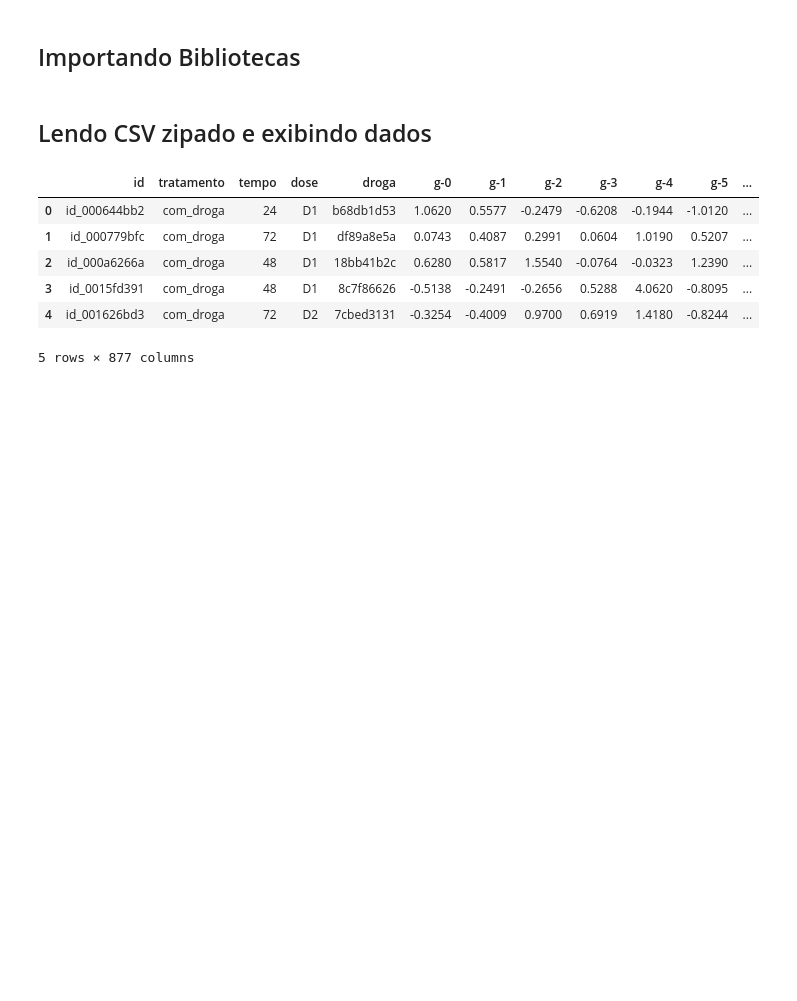
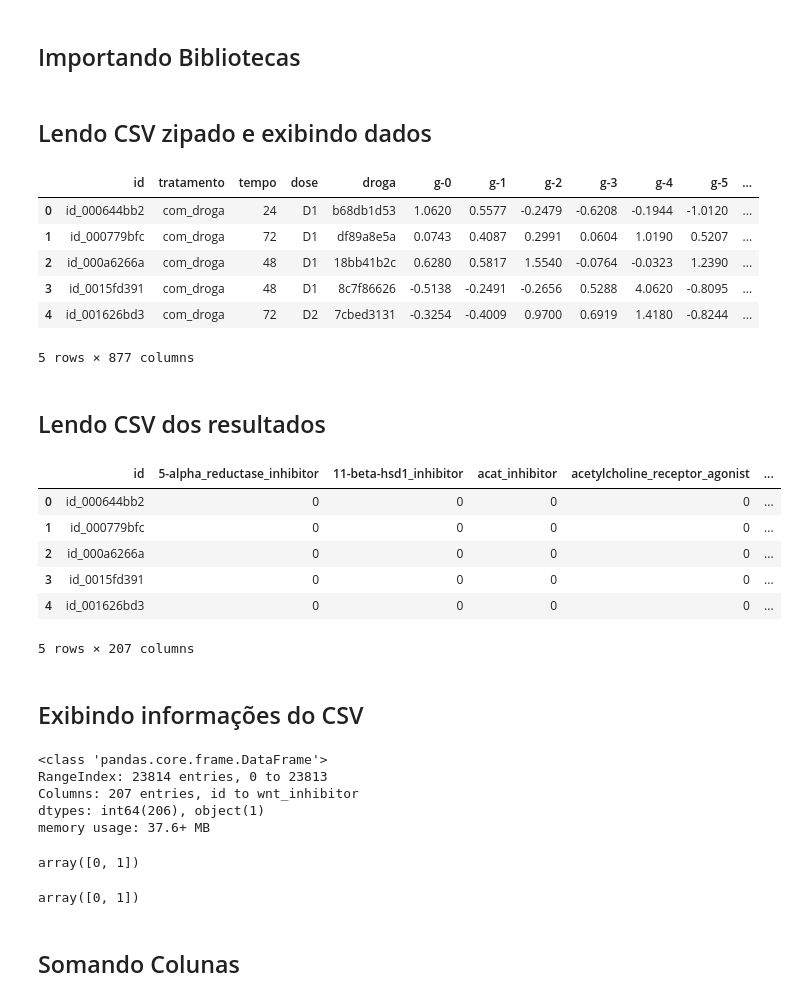
Before and after one commit to Crissky/imersaodados3, a Jupyter notebook: Aula4/4_Merge_de_dados_e_análise_de_resultados.ipynb, the cells around one changed output. Saved outputs shown, nothing was run; the diff lists cells and outputs as text; code cells hidden in the pictures; blank space fills up the shorter version.

```diff
--- a/Aula4/4_Merge_de_dados_e_análise_de_resultados.ipynb
+++ b/Aula4/4_Merge_de_dados_e_análise_de_resultados.ipynb
@@ -47,3 +58,37 @@ df.head()
 | 3 | id_0015fd391 | com_droga | 48 | D1 | 8c7f86626 | -0.5138 | -0.2491 | -0.2656 | 0.5288 | 4.0620 | -0.8095 | ... |
 | 4 | id_001626bd3 | com_droga | 72 | D2 | 7cbed3131 | -0.3254 | -0.4009 | 0.9700 | 0.6919 | 1.4180 | -0.8244 | ... |
 5 rows × 877 columns
+# %% [markdown]
+## Lendo CSV dos resultados
+# %%
+df_result = pd.read_csv('imersaodados3/dados/dados_resultados.csv')
+
+df_result.head()
+# %% [output]
+|  | id | 5-alpha_reductase_inhibitor | 11-beta-hsd1_inhibitor | acat_inhibitor | acetylcholine_receptor_agonist | ... |
+| 0 | id_000644bb2 | 0 | 0 | 0 | 0 | ... |
+| 1 | id_000779bfc | 0 | 0 | 0 | 0 | ... |
+| 2 | id_000a6266a | 0 | 0 | 0 | 0 | ... |
+| 3 | id_0015fd391 | 0 | 0 | 0 | 0 | ... |
+| 4 | id_001626bd3 | 0 | 0 | 0 | 0 | ... |
+5 rows × 207 columns
+# %% [markdown]
+## Exibindo informações do CSV
+# %%
+df_result.info()
+# %% [output]
+<class 'pandas.core.frame.DataFrame'>
+RangeIndex: 23814 entries, 0 to 23813
+Columns: 207 entries, id to wnt_inhibitor
+dtypes: int64(206), object(1)
+memory usage: 37.6+ MB
+# %%
+df_result['acat_inhibitor'].unique()
+# %% [output]
+array([0, 1])
+# %%
+df_result['acetylcholine_receptor_agonist'].unique()
+# %% [output]
+array([0, 1])
+# %% [markdown]
+## Somando Colunas
```
Also changed, not shown: parts of 25 cells of this notebook.
